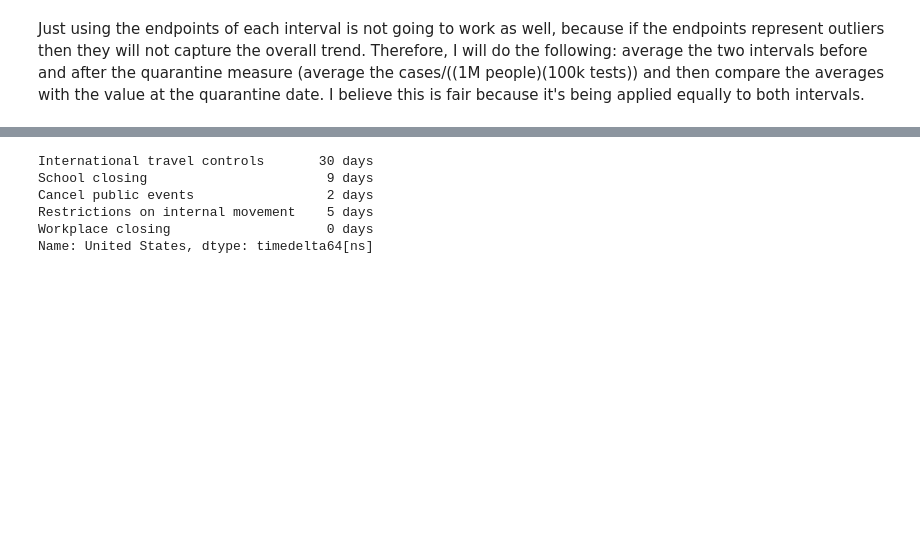
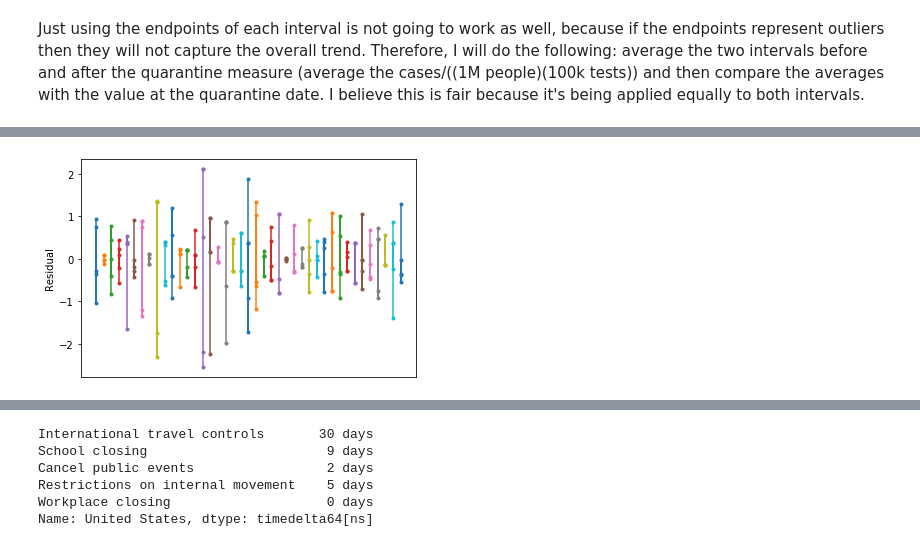
Before and after one commit to mgudorf/datsci, a Jupyter notebook: capstone2/COVID.ipynb, the cells around one changed output, grey strips where cells are left out. Cells and saved outputs as stored; diff of their text form; code cells hidden in the pictures; blank space fills up the shorter version.

```diff
--- a/capstone2/COVID.ipynb
+++ b/capstone2/COVID.ipynb
@@ -327,0 +392,16 @@ plt.xticks(rotation=45)
+# %%
+fig, ax = plt.subplots()
+for i, x in enumerate(before_minus_after_residual_df.values):
+    ax.plot(5*[i], x, marker='.', label=before_minus_after_residual_df.index[i])
+
+_ = ax.set_ylabel('Residual')
+plt.tick_params(
+    axis='x',          # changes apply to the x-axis
+    which='both',      # both major and minor ticks are affected
+    bottom=False,      # ticks along the bottom edge are off
+    top=False,         # ticks along the top edge are off
+    labelbottom=False)
+plt.savefig('mg4.jpg',bbox_inches='tight', pad_inches=0)
+_ = plt.show()
+# %% [output]
+[figure, added]
```
Also changed, not shown: parts of 50 cells of this notebook, 37 other files.
